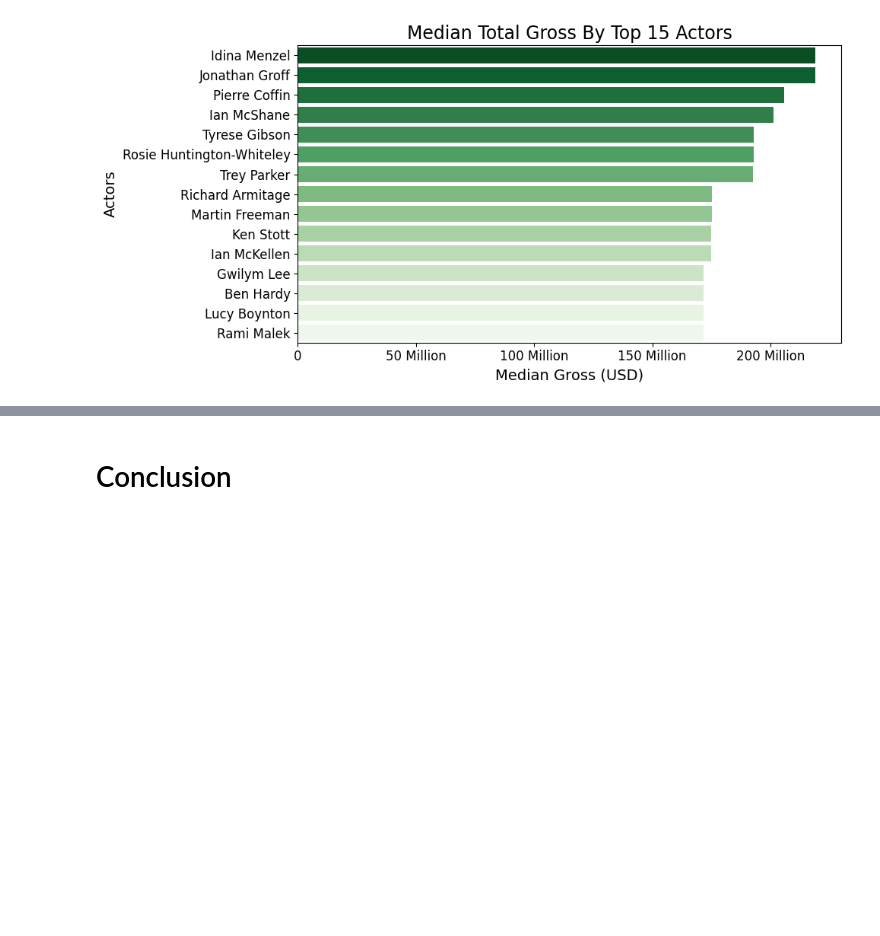
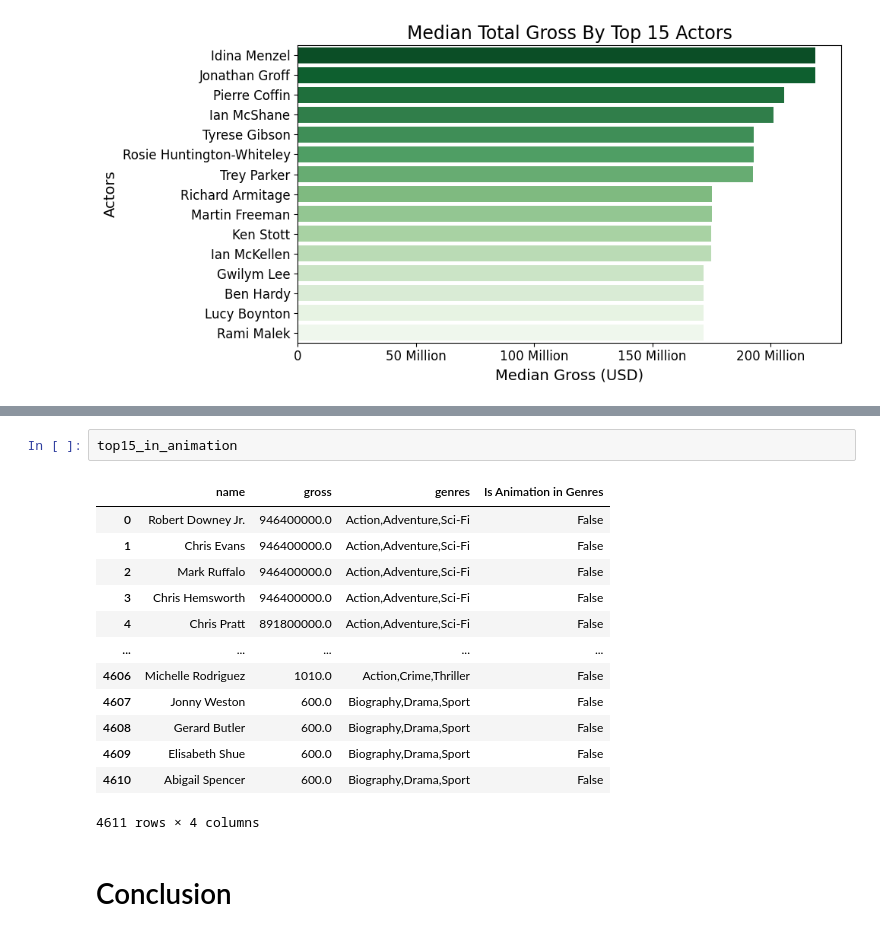
Before and after one commit to neurosxx/dsc-phase-2-project-v3, a Jupyter notebook: movie_analysis.ipynb, the cells around one changed output, grey strips where cells are left out. Cells and saved outputs as stored; diff of their text form; blank space fills up the shorter version.

```diff
--- a/movie_analysis.ipynb
+++ b/movie_analysis.ipynb
@@ -825,3 +888,19 @@ plt.show()
+# %%
+top15_in_animation
+# %% [output]
+|  | name | gross | genres | Is Animation in Genres |
+| 0 | Robert Downey Jr. | 946400000.0 | Action,Adventure,Sci-Fi | False |
+| 1 | Chris Evans | 946400000.0 | Action,Adventure,Sci-Fi | False |
+| 2 | Mark Ruffalo | 946400000.0 | Action,Adventure,Sci-Fi | False |
+| 3 | Chris Hemsworth | 946400000.0 | Action,Adventure,Sci-Fi | False |
+| 4 | Chris Pratt | 891800000.0 | Action,Adventure,Sci-Fi | False |
+| ... | ... | ... | ... | ... |
+| 4606 | Michelle Rodriguez | 1010.0 | Action,Crime,Thriller | False |
+| 4607 | Jonny Weston | 600.0 | Biography,Drama,Sport | False |
+| 4608 | Gerard Butler | 600.0 | Biography,Drama,Sport | False |
+| 4609 | Elisabeth Shue | 600.0 | Biography,Drama,Sport | False |
+| 4610 | Abigail Spencer | 600.0 | Biography,Drama,Sport | False |
+4611 rows × 4 columns
 # %% [markdown]
 # Conclusion
 # %% [markdown]
```
Also changed, not shown: parts of 3 cells of this notebook.
